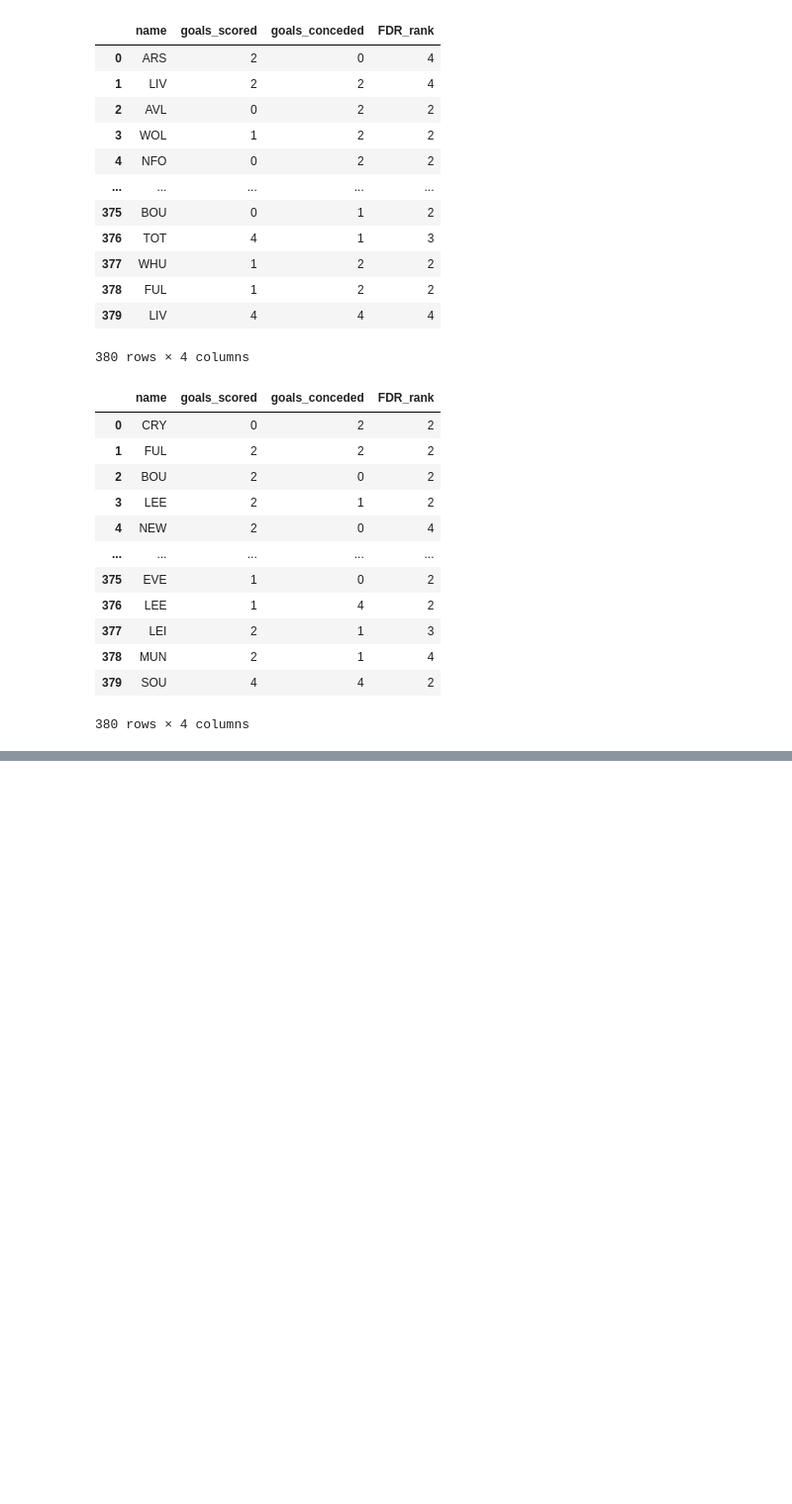
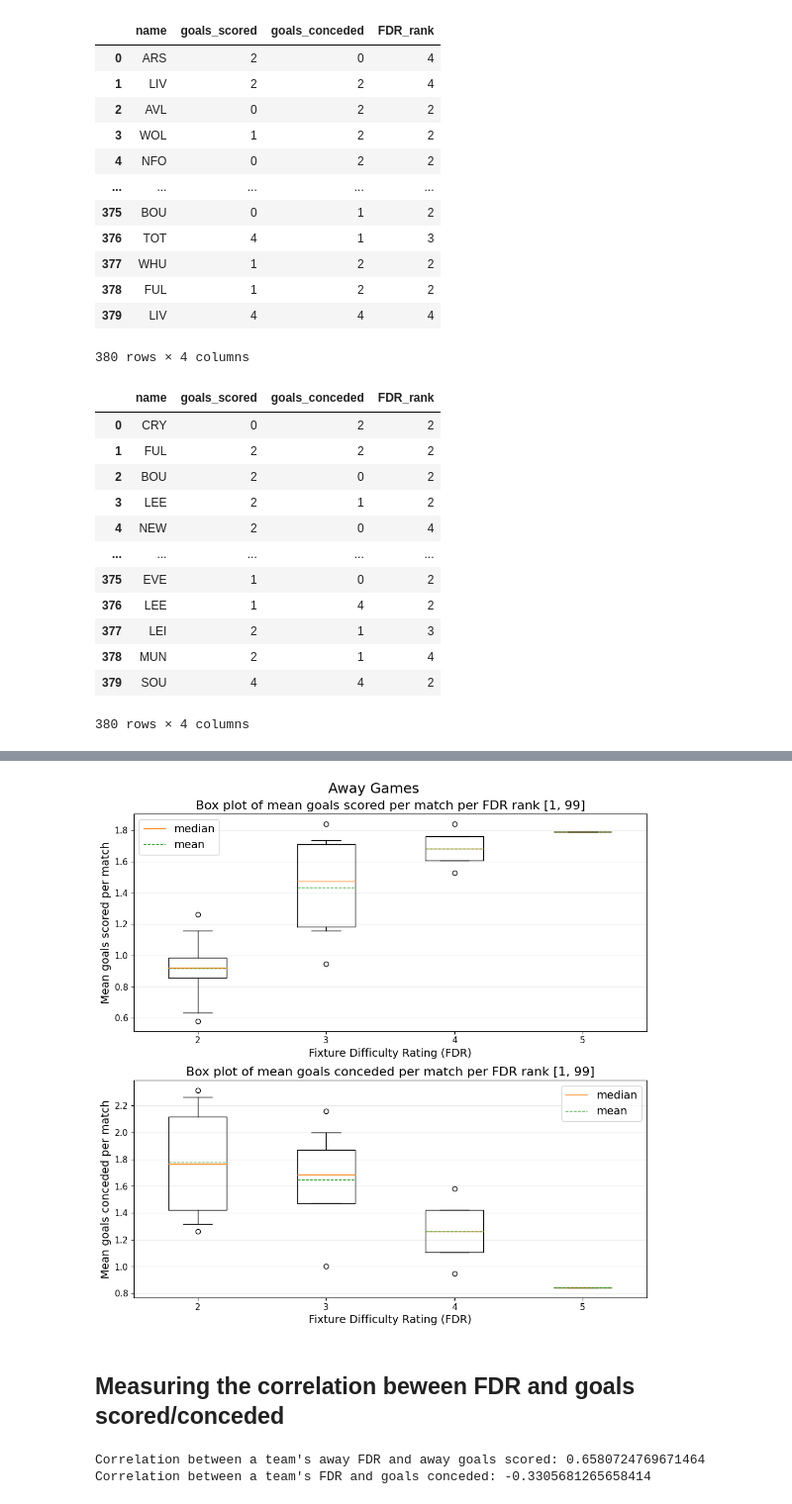
Before and after one commit to cooke99/PL-Analysis, a Jupyter notebook: Team strength analysis.ipynb, the cells around one changed output, grey strips where cells are left out. Shown: that part at 99% size. Cells and saved outputs as stored; diff of their text form; code cells hidden in the pictures; blank space fills up the shorter version.

```diff
--- a/Team strength analysis.ipynb
+++ b/Team strength analysis.ipynb
@@ -125,0 +174,4 @@ home_away_data
+# %%
+away_data = away_data.groupby(by='name').mean()
+away_data.FDR_rank = away_data.FDR_rank.astype(int)
+away_data
@@ -198,0 +260,53 @@ plt.show()
+# %%
+ranks = sorted(away_data.FDR_rank.unique())
+goals_scored = []
+goals_conceded = []
+for rank in ranks:
+    goals_scored.append(away_data.loc[away_data.FDR_rank == rank,'goals_scored'].values)
+    goals_conceded.append(away_data.loc[away_data.FDR_rank == rank,'goals_conceded'].values)
+# %%
+title_font = 18
+axis_title_font = 16
+legend_font = 14
+axis_label_font = 14
+axis_tick_font = 11
+
+fig, ax = plt.subplots(nrows=2,ncols=1,figsize=(10,10))
+
+box_dict = ax[0].boxplot(goals_scored, whis=(1,99), labels = ranks, meanline = True, showmeans = True)
+_ = ax[0].set_xticklabels(ax[0].get_xticklabels(), fontsize = axis_tick_font)
+#ax[0].set_yticks(range(home_data.goals_scored.max()+1))
+_ = ax[0].set_yticklabels(ax[0].get_yticklabels(), fontsize = axis_tick_font)
+ax[0].set_ylabel('Mean goals scored per match', fontsize = axis_label_font)
+ax[0].set_xlabel('Fixture Difficulty Rating (FDR)', fontsize = axis_label_font)
+ax[0].grid(axis = 'y', alpha = 0.3)
+ax[0].legend([box_dict['medians'][0], box_dict['means'][0]], ['median', 'mean'], fontsize = legend_font)
+ax[0].set_title('''Box plot of mean goals scored per match per FDR rank [1, 99]''', fontsize = axis_title_font)
+
+box_dict = ax[1].boxplot(goals_conceded, whis=(1,99), labels = ranks, meanline = True, showmeans = True)
+_ = ax[1].set_xticklabels(ax[1].get_xticklabels(), fontsize = axis_tick_font)
+#ax[1].set_yticks(range(home_away_data.goals_conceded.max()+1))
+_ = ax[1].set_yticklabels(ax[1].get_yticklabels(), fontsize = axis_tick_font)
+ax[1].set_ylabel('Mean goals conceded per match', fontsize = axis_label_font)
+ax[1].set_xlabel('Fixture Difficulty Rating (FDR)', fontsize = axis_label_font)
+ax[1].grid(axis = 'y', alpha = 0.3)
+ax[1].legend([box_dict['medians'][0], box_dict['means'][0]], ['median', 'mean'], fontsize = legend_font)
+ax[1].set_title('''Box plot of mean goals conceded per match per FDR rank [1, 99]''', fontsize = axis_title_font)
+
+fig.suptitle('Away Games',fontsize=title_font)
+fig.tight_layout(pad=1.0)
+plt.savefig('./plots/FDR_goals_scored_conceded_away_boxplots.png', bbox_inches = 'tight')
+plt.show()
+# %% [output]
+[figure, added]
+# %% [markdown]
+## Measuring the correlation beween FDR and goals scored/conceded
+# %%
+result = kendalltau(away_data.FDR_rank, away_data.goals_scored, variant = 'b')
+print(f'''Correlation between a team's away FDR and away goals scored: {result.statistic}''')
+
+result = kendalltau(away_data.FDR_rank, away_data.goals_conceded, variant = 'b')
+print(f'''Correlation between a team's FDR and goals conceded: {result.statistic}''')
+# %% [output]
+Correlation between a team's away FDR and away goals scored: 0.6580724769671464
+Correlation between a team's FDR and goals conceded: -0.3305681265658414
```
Also changed, not shown: parts of 31 cells of this notebook, 5 other files.
